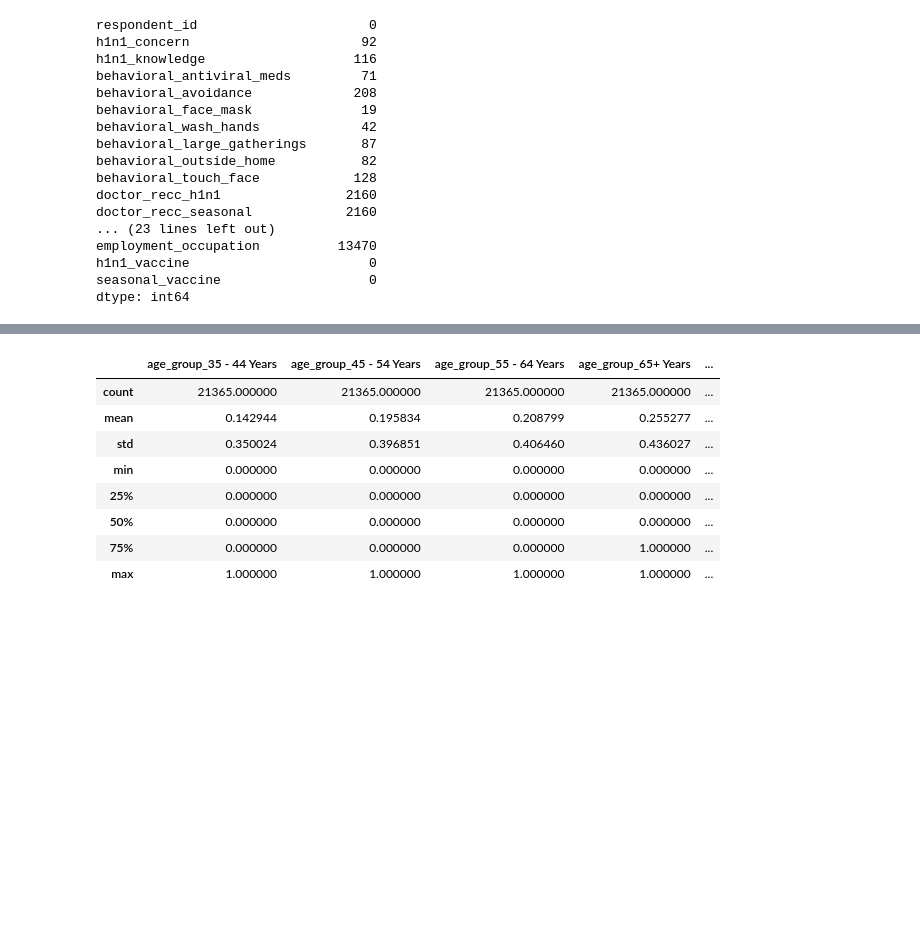
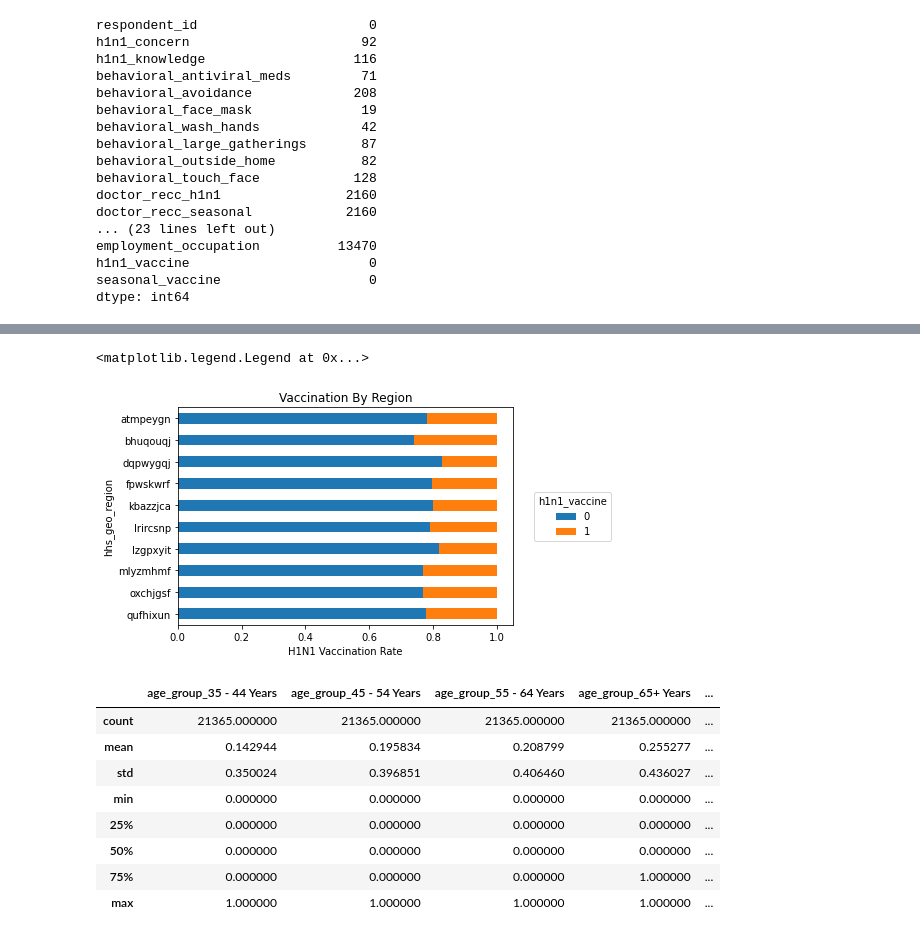
Before and after one commit to henryshin15/Phase_3_Project, a Jupyter notebook: Pat_copy.ipynb, the cells around one changed output, grey strips where cells are left out. Drawn from its saved outputs; the diff is of its cells as text; code cells hidden in the pictures; blank space fills up the shorter version.

```diff
--- a/Pat_copy.ipynb
+++ b/Pat_copy.ipynb
@@ -239,3 +295,32 @@ dtype: int64
+# %%
+region_counts = (df[['hhs_geo_region', 'h1n1_vaccine']]
+              .groupby(['hhs_geo_region', 'h1n1_vaccine'])
+              .size()
+              .unstack('h1n1_vaccine'))
+
+region_total_counts = region_counts.sum(axis='columns')
+
+region_props = region_counts.div(region_total_counts, axis='index')
+# %%
+regions = list(range(1, 10))
+y_pos = np.arange(len(regions))
+
+ax = region_props.plot.barh(stacked=True)
+
+ax.set_yticks(y_pos, regions)
+
+ax.invert_yaxis()
+ax.set_title("Vaccination By Region")
+ax.set_xlabel("H1N1 Vaccination Rate")
+# ax.set_ylabel("H1N1 Knowledge")
+ax.legend(
+    loc='center left',
+    bbox_to_anchor=(1.05, 0.5),
+    title='h1n1_vaccine'
+)
+# %% [output]
+<matplotlib.legend.Legend at 0x...>
+[figure, added]
 # %%
 # Missing or irrelevant data
 drop = ['respondent_id', 'doctor_recc_seasonal', 'opinion_seas_vacc_effective', 'opinion_seas_risk',
```
Also changed, not shown: parts of 5 cells of this notebook, 1 other file.
